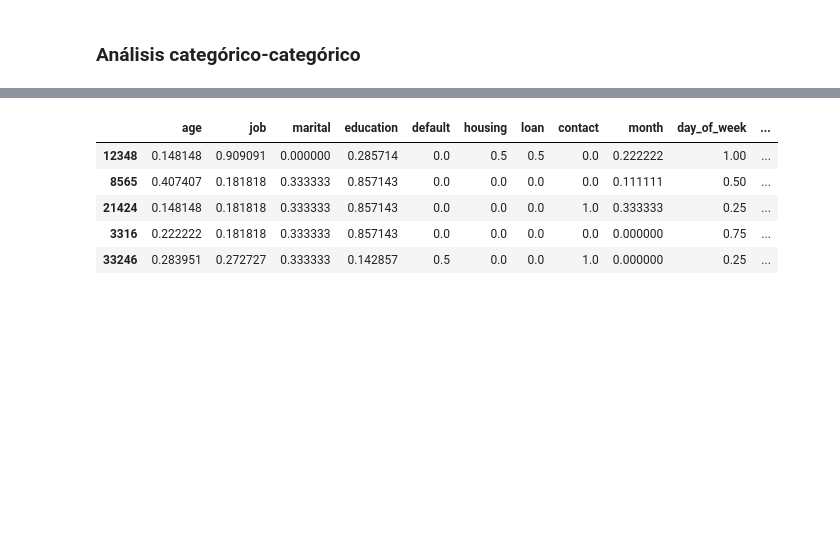
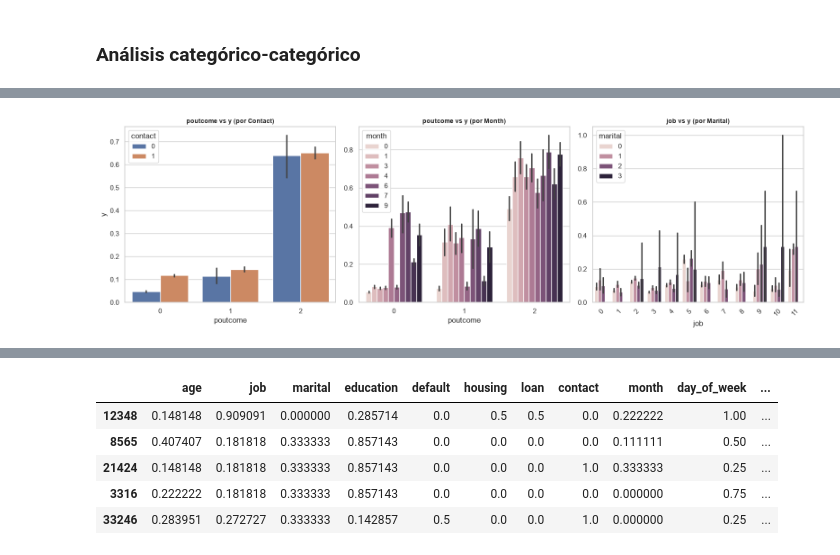
Before and after one commit to Brenda-Carloni/regresion_logistica_bren, a Jupyter notebook: src/explore.ipynb, the cells around one changed output, grey strips where cells are left out. Cells and saved outputs as stored; diff of their text form; code cells hidden in the pictures; blank space fills up the shorter version.

```diff
--- a/src/explore.ipynb
+++ b/src/explore.ipynb
@@ -459,0 +553,29 @@ y entre 'duration' con las variables'euribor3m' y 'nr.employed' tampoco hay una
+# %%
+import matplotlib.pyplot as plt
+import seaborn as sns
+
+# Configuración de la figura: 1 fila x 3 columnas
+fig, axis = plt.subplots(figsize=(16, 5), ncols=3)
+
+# 1. (poutcome, y) por contact
+sns.barplot(ax=axis[0], data=df, x="poutcome", y="y", hue="contact")
+axis[0].set_title('poutcome vs y (por Contact)', fontsize=10, fontweight='bold')
+
+# 2. (poutcome, y) por month
+sns.barplot(ax=axis[1], data=df, x="poutcome", y="y", hue="month")
+axis[1].set_title('poutcome vs y (por Month)', fontsize=10, fontweight='bold')
+axis[1].set(ylabel=None)
+
+# 3. (job, y) por marital
+sns.barplot(ax=axis[2], data=df, x="job", y="y", hue="marital")
+axis[2].set_title('job vs y (por Marital)', fontsize=10, fontweight='bold')
+axis[2].tick_params(axis='x', rotation=45)  # Rotación para leer bien los trabajos
+axis[2].set(ylabel=None)
+
+# Ajustar el layout
+plt.tight_layout()
+
+# Mostrar el plot
+plt.show()
+# %% [output]
+[figure, added]
```
Also changed, not shown: parts of 11 cells of this notebook.
